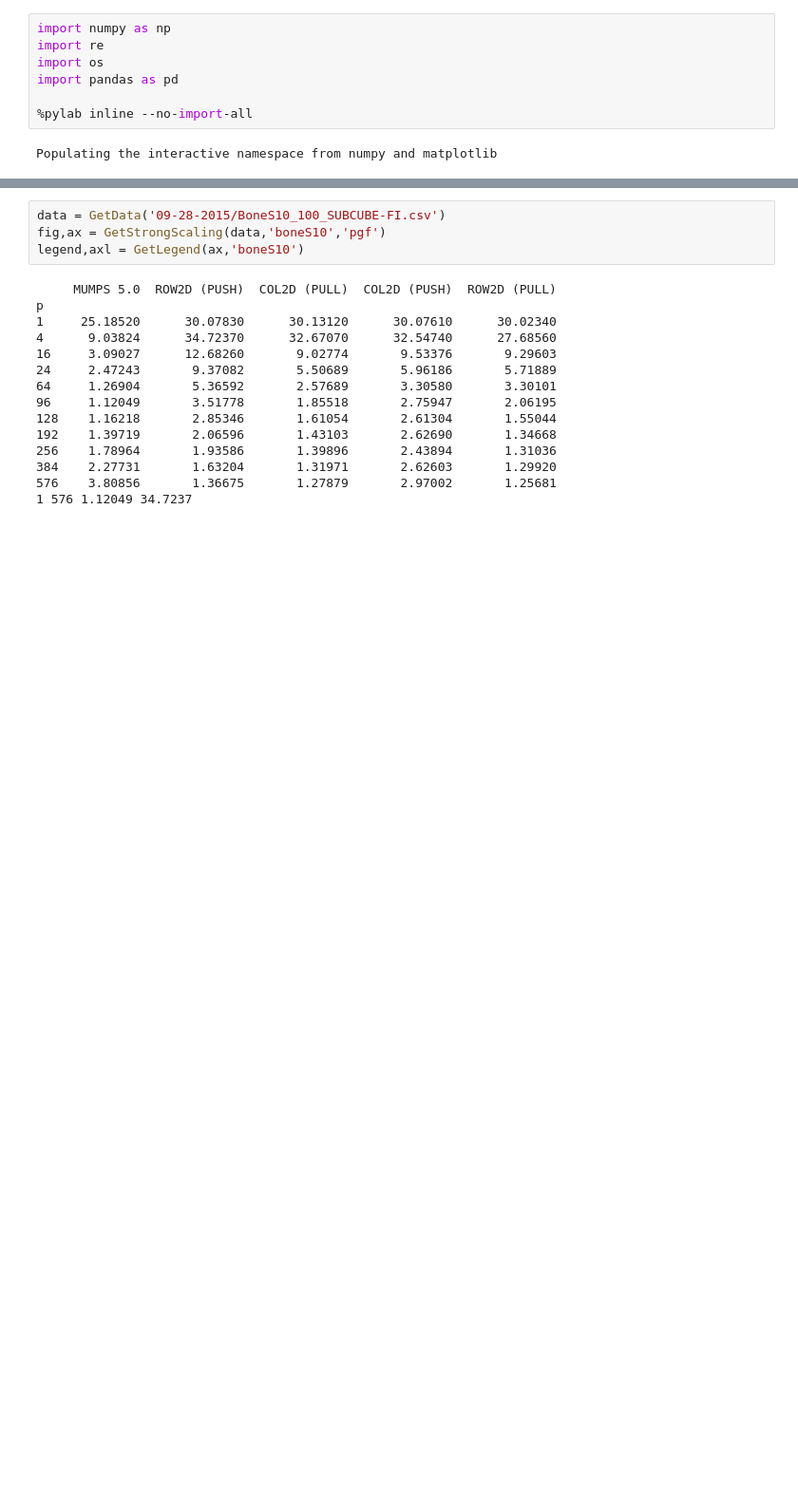
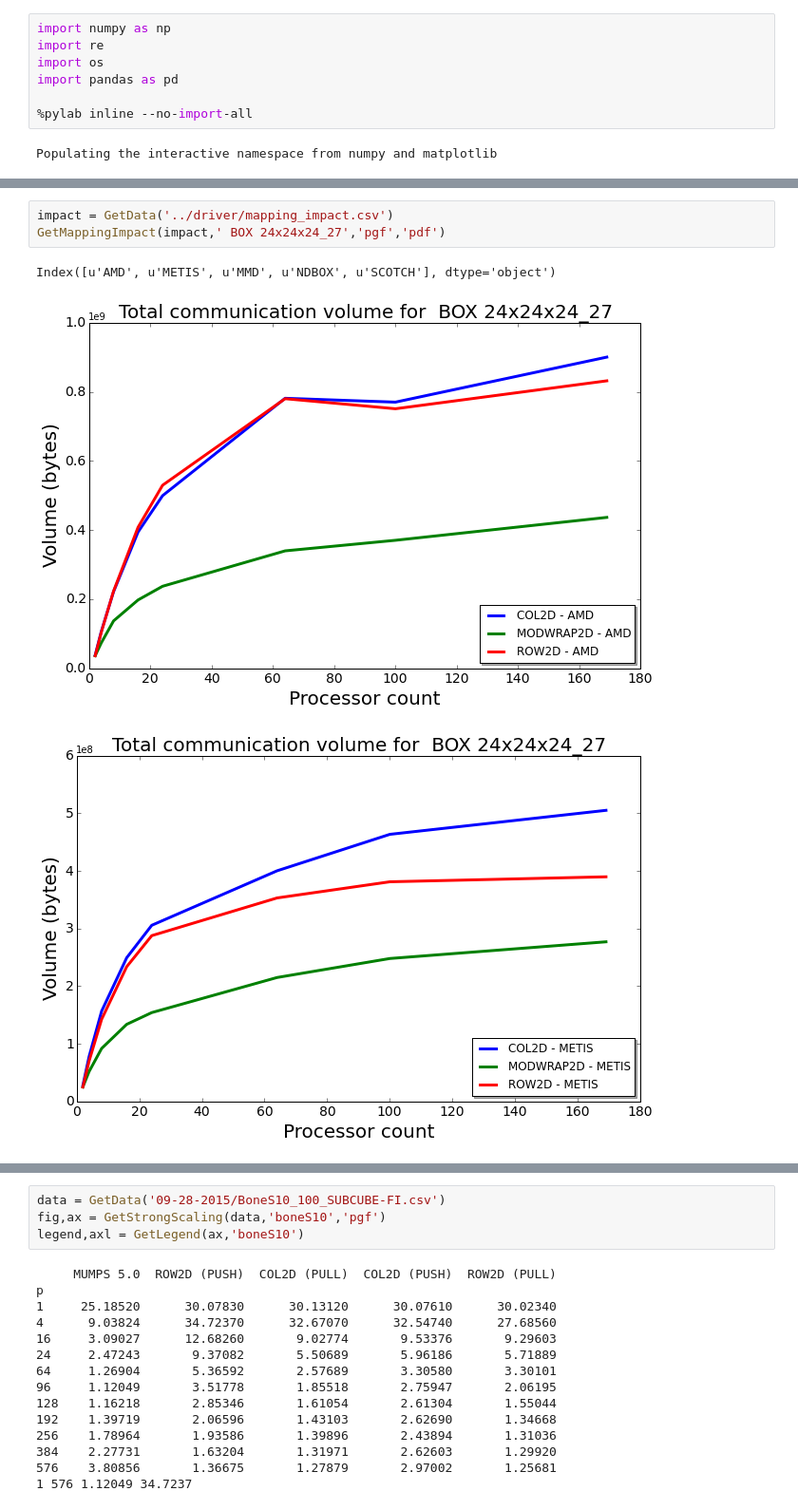
Before and after one commit to symPACK/symPACK, a Jupyter notebook: Results/Sparse Cholesky.ipynb, the cells around one changed output, grey strips where cells are left out. Shown at 95% size. Cells and saved outputs as stored; diff of their text form; blank space fills up the shorter version.

```diff
--- a/Results/Sparse Cholesky.ipynb
+++ b/Results/Sparse Cholesky.ipynb
@@ -140,0 +243,7 @@ def GetLegend(ax,matrixname,outdirpgf='',outdirpdf=''):
+# %%
+impact = GetData('../driver/mapping_impact.csv')
+GetMappingImpact(impact,' BOX 24x24x24_27','pgf','pdf')
+# %% [output]
+Index([u'AMD', u'METIS', u'MMD', u'NDBOX', u'SCOTCH'], dtype='object')
+[figure, added]
+[figure, added]
```
Also changed, not shown: parts of 3 cells of this notebook, 3 other files.
